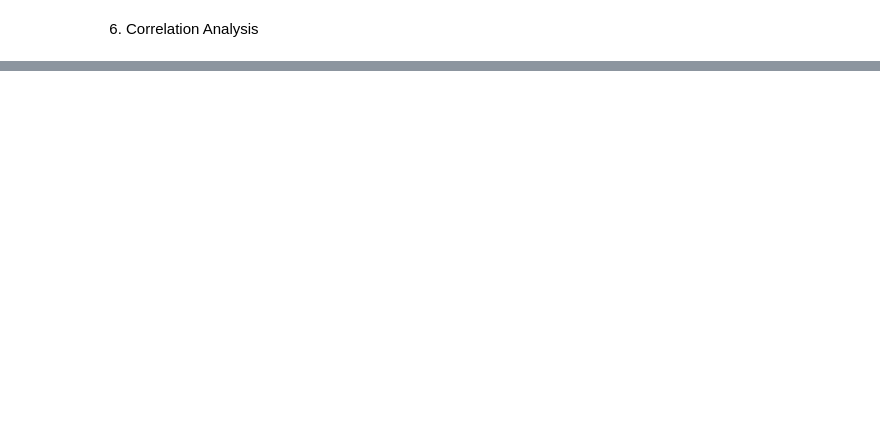
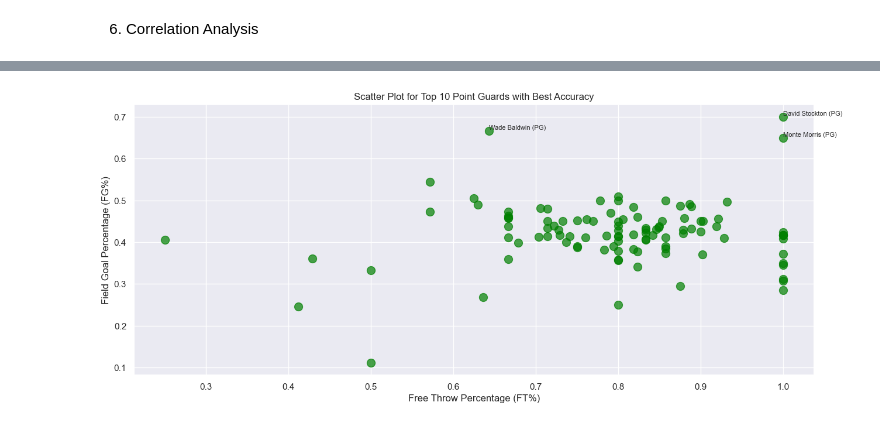
Before and after one commit to lahybris/eleonoracriscione.github.io, a Jupyter notebook: PROJECTS/Project1.ipynb, the cells around one changed output, grey strips where cells are left out. Cells and saved outputs as stored; diff of their text form; code cells hidden in the pictures; blank space fills up the shorter version.

```diff
--- a/PROJECTS/Project1.ipynb
+++ b/PROJECTS/Project1.ipynb
@@ -286,0 +288,11 @@ plt.show()
+# %%
+plt.figure(figsize=(10, 6))
+plt.scatter(top_players_2018_df['FT'], top_players_2018_df['FG'], s=100, color='blue', alpha=0.7)
+plt.xlabel('Free Throws')
+plt.ylabel('Field Goals')
+plt.title('Scatter Plot for Top 10 Players with Best Accuracy')
+
+for i, player in top_players_2018_df.iterrows():
+    if player['FT'] > 6:
+        plt.text(player['FT'], player['FG'], player['Player'], fontsize=8, ha='right', va='bottom')
+plt.show()
@@ -286,0 +328,10 @@ plt.show()
+# %%
+pg_players_df = top_players_2018_df[top_players_2018_df['Pos'] == 'PG'].sort_values(by='FT', ascending=False)
+pg_players_df = pg_players_df.groupby('Player').sum().reset_index()
+
+pg_players_df['FT%'] = pg_players_df['FT'] / pg_players_df['FTA']
+pg_players_df['FG%'] = pg_players_df['FG'] / pg_players_df['FGA']
+
+pg_players_df = pg_players_df.dropna()
+
+pg_players_df.head()
@@ -286,0 +345,13 @@ plt.show()
+# %%
+plt.scatter(pg_players_df['FT%'], pg_players_df['FG%'],s=100, color='green', alpha=0.7)
+plt.xlabel('Free Throw Percentage (FT%)')
+plt.ylabel('Field Goal Percentage (FG%)')
+plt.title('Scatter Plot for Top 10 Point Guards with Best Accuracy')
+
+for i, player in pg_players_df.iterrows():
+    if player['FG%'] > 0.6:
+          plt.text(player['FT%'], player['FG%'], f"{player['Player']} (PG)", fontsize=8, ha='left', va='bottom')
+
+plt.show()
+# %% [output]
+[figure, added]
```
Also changed, not shown: parts of 35 cells of this notebook.
